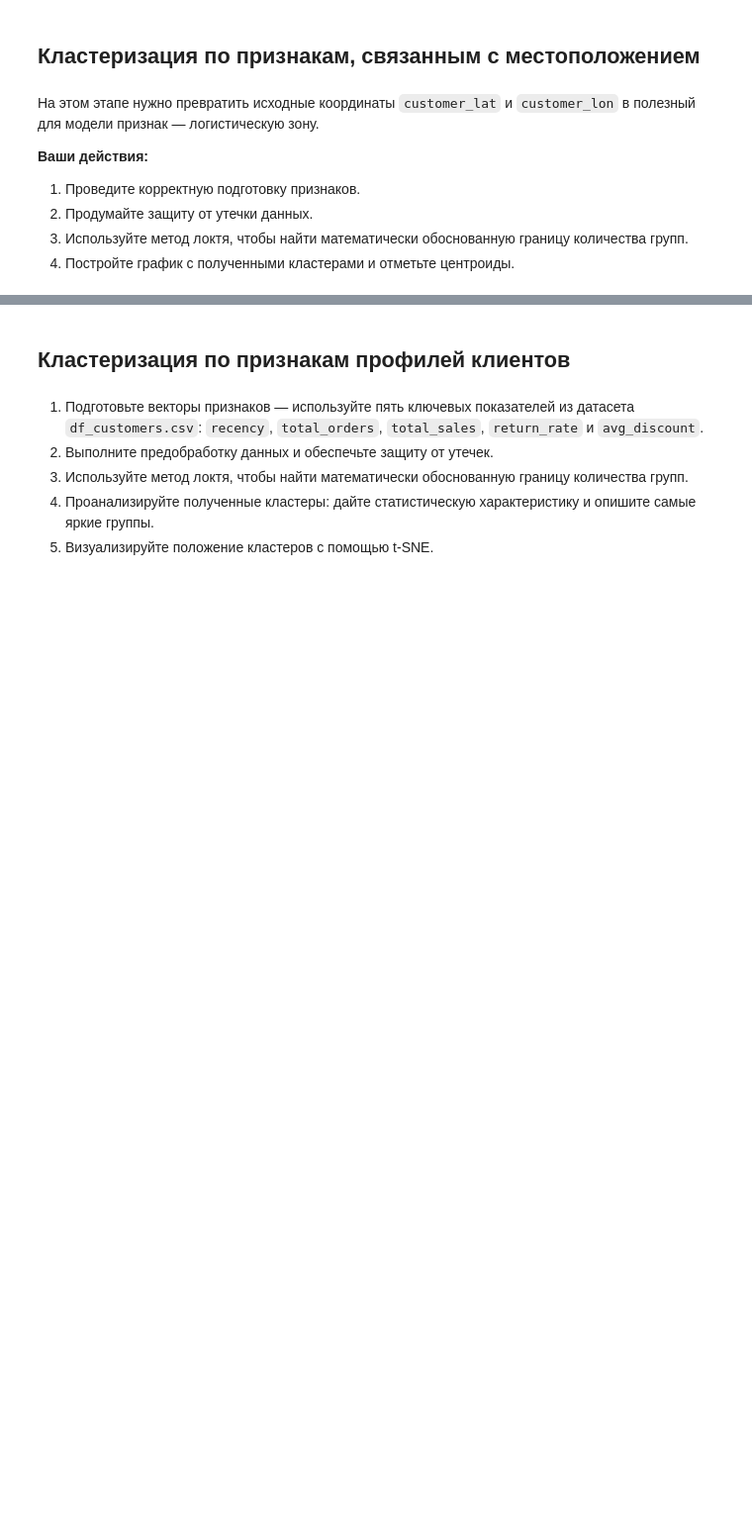
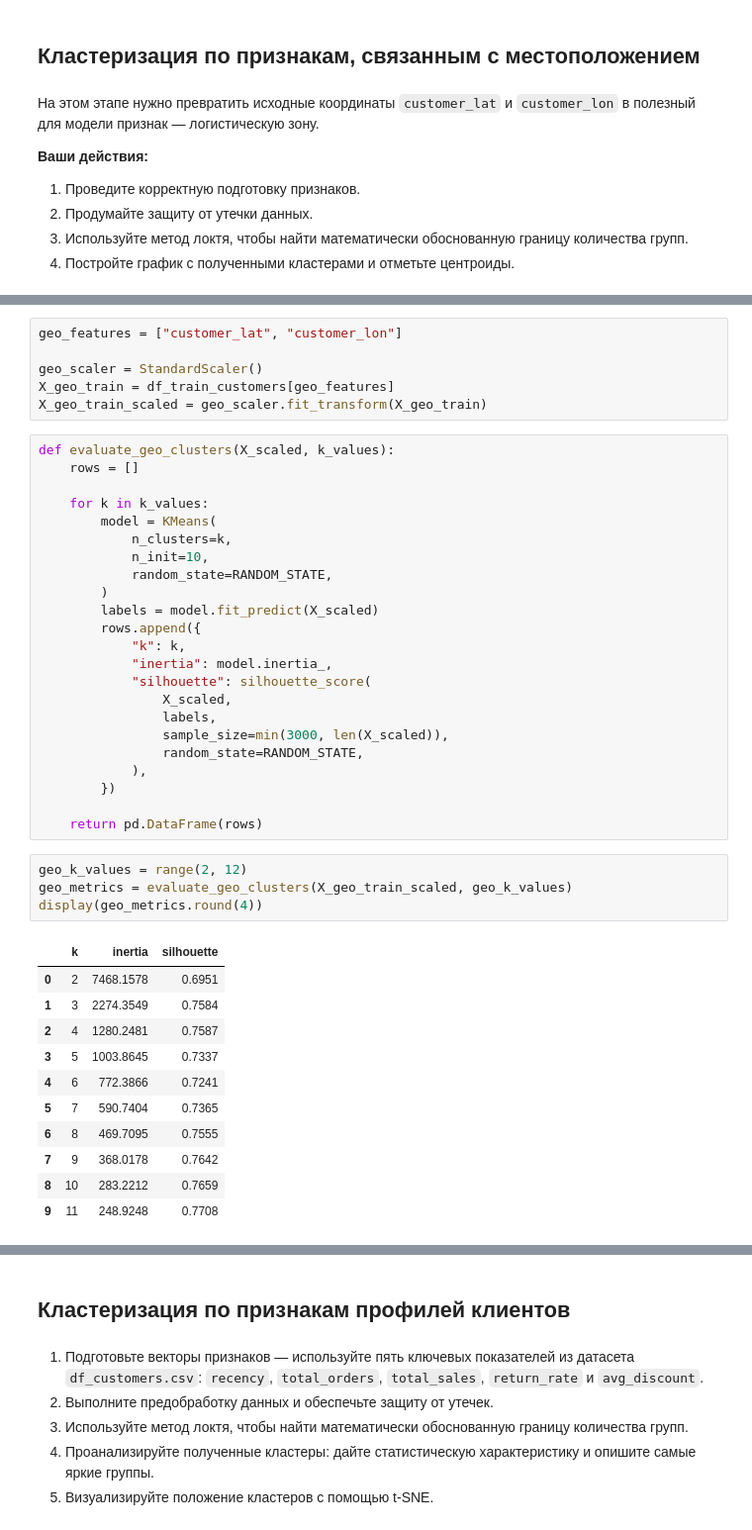
Before and after one commit to averagedigital/DS2026practicum, a Jupyter notebook: projects/module-5-unsupervised/clustering_risks.ipynb, the cells around one changed output, grey strips where cells are left out. Shown at 99% size. Cells and saved outputs as stored; diff of their text form; blank space fills up the shorter version.

```diff
--- a/projects/module-5-unsupervised/clustering_risks.ipynb
+++ b/projects/module-5-unsupervised/clustering_risks.ipynb
@@ -898,0 +909,45 @@ score, models = evaluate_models(pipes, X_train_base, X_val_base, y_train_base, y
+# %%
+geo_features = ["customer_lat", "customer_lon"]
+
+geo_scaler = StandardScaler()
+X_geo_train = df_train_customers[geo_features]
+X_geo_train_scaled = geo_scaler.fit_transform(X_geo_train)
+# %%
+def evaluate_geo_clusters(X_scaled, k_values):
+    rows = []
+
+    for k in k_values:
+        model = KMeans(
+            n_clusters=k,
+            n_init=10,
+            random_state=RANDOM_STATE,
+        )
+        labels = model.fit_predict(X_scaled)
+        rows.append({
+            "k": k,
+            "inertia": model.inertia_,
+            "silhouette": silhouette_score(
+                X_scaled,
+                labels,
+                sample_size=min(3000, len(X_scaled)),
+                random_state=RANDOM_STATE,
+            ),
+        })
+
+    return pd.DataFrame(rows)
+# %%
+geo_k_values = range(2, 12)
+geo_metrics = evaluate_geo_clusters(X_geo_train_scaled, geo_k_values)
+display(geo_metrics.round(4))
+# %% [output]
+|  | k | inertia | silhouette |
+| 0 | 2 | 7468.1578 | 0.6951 |
+| 1 | 3 | 2274.3549 | 0.7584 |
+| 2 | 4 | 1280.2481 | 0.7587 |
+| 3 | 5 | 1003.8645 | 0.7337 |
+| 4 | 6 | 772.3866 | 0.7241 |
+| 5 | 7 | 590.7404 | 0.7365 |
+| 6 | 8 | 469.7095 | 0.7555 |
+| 7 | 9 | 368.0178 | 0.7642 |
+| 8 | 10 | 283.2212 | 0.7659 |
+| 9 | 11 | 248.9248 | 0.7708 |
```
Also changed, not shown: parts of 30 cells of this notebook.
